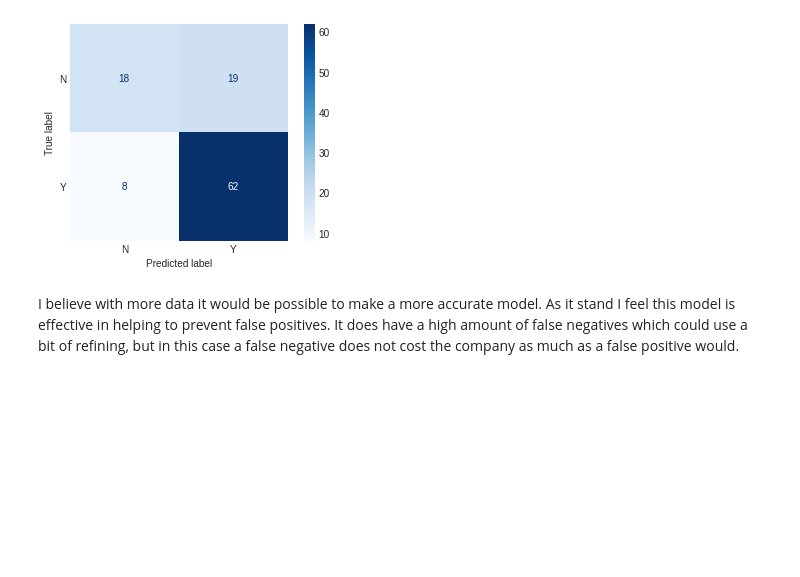
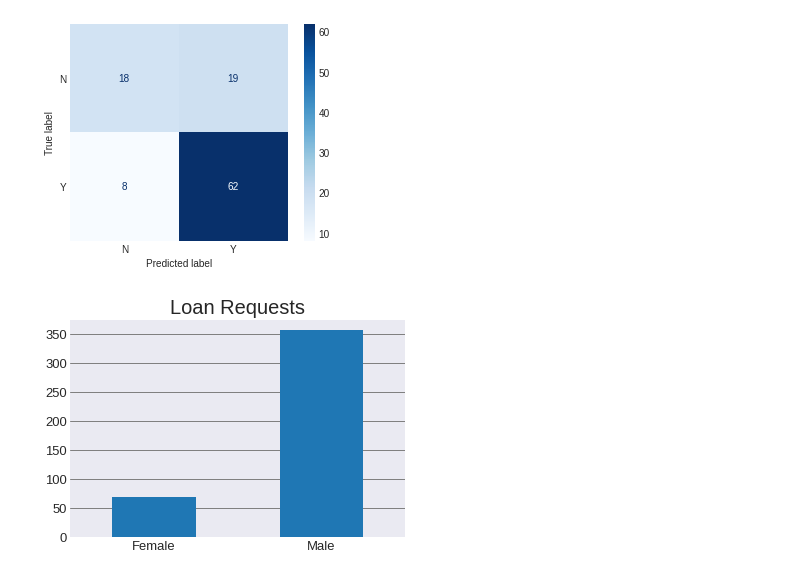
Before and after one commit to L-Dibble/Project_2_Loan_Prediction, a Jupyter notebook: Project_2,_Luke_Dibble_V2.ipynb, the cells around one changed output. Drawn from its saved outputs; the diff is of its cells as text; code cells hidden in the pictures; blank space fills up the shorter version.

```diff
--- a/Project_2,_Luke_Dibble_V2.ipynb
+++ b/Project_2,_Luke_Dibble_V2.ipynb
@@ -826,5 +830,15 @@ from sklearn.metrics import plot_confusion_matrix
 plot_confusion_matrix(vote, X_test_pca, y_test, cmap = 'Blues');
 # %% [output]
 [figure]
-# %% [markdown]
-I believe with more data it would be possible to make a more accurate model. As it stand I feel this model is effective in helping to prevent false positives. It does have a high amount of false negatives which could use a bit of refining, but in this case a false negative does not cost the company as much as a false positive would.
+# %%
+plt.style.use('seaborn-dark')
+
+ltrain_df.groupby(['Gender'])[['Loan_Status']].count().plot(kind = "bar", legend = False)
+plt.grid(axis = 'y', c = 'grey', linewidth = 1)
+plt.title('Loan Requests', fontsize = 20)
+plt.ylabel('', fontsize = 15)
+plt.xlabel('', fontsize = 15)
+plt.xticks(rotation = 0, fontsize = 13)
+plt.yticks(fontsize = 13);
+# %% [output]
+[figure, added]
```
Also changed, not shown: parts of 16 cells of this notebook, 1 other file.
